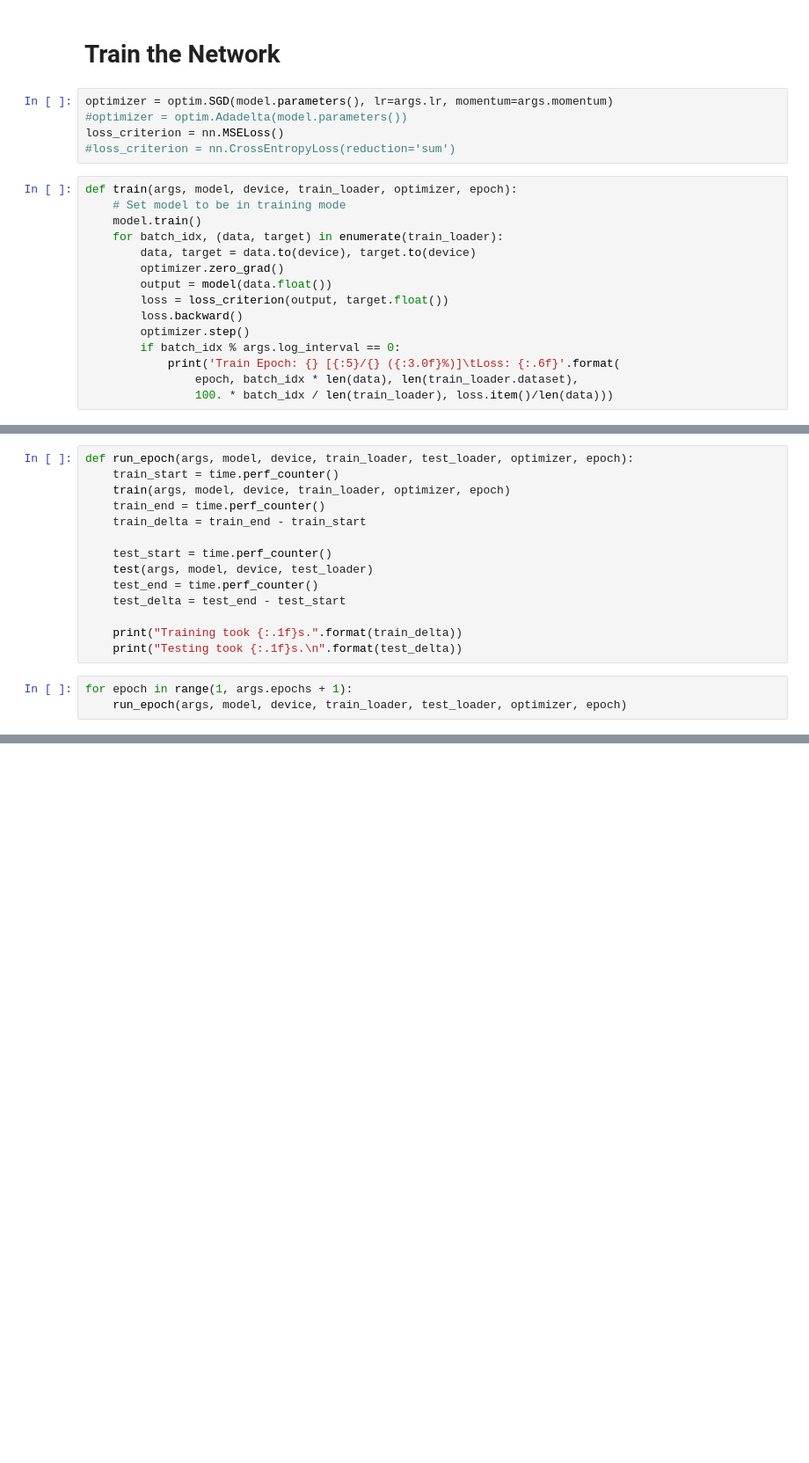
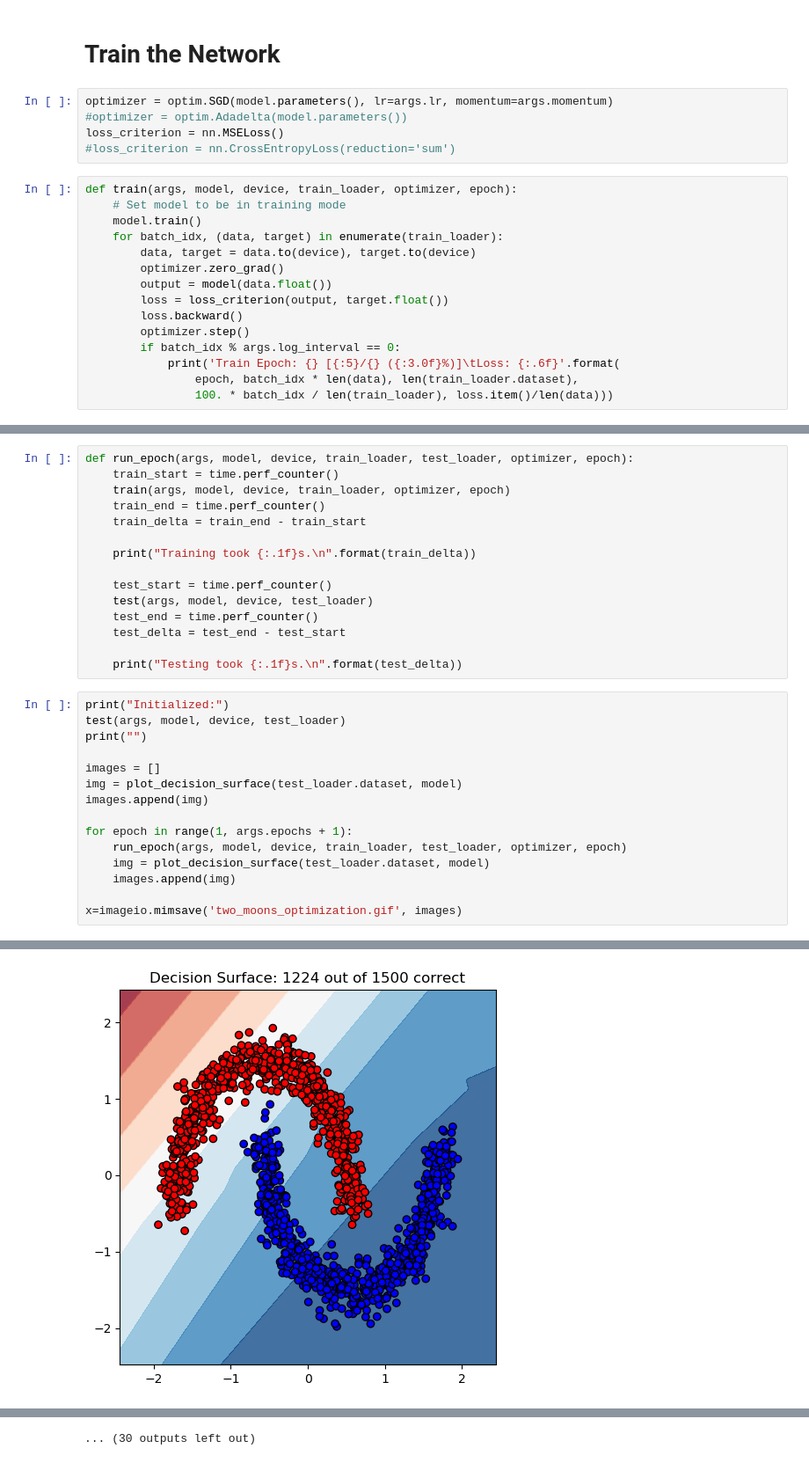
Before and after one commit to steedly/Reading, a Jupyter notebook: TwoMoons.ipynb, the cells around one changed output, grey strips where cells are left out. Shown at 88% size. Cells and saved outputs as stored; diff of their text form; blank space fills up the shorter version.

```diff
--- a/TwoMoons.ipynb
+++ b/TwoMoons.ipynb
@@ -258,14 +262,27 @@ def run_epoch(args, model, device, train_loader, test_loader, optimizer, epoch):
     train_end = time.perf_counter()
     train_delta = train_end - train_start
 
+    print("Training took {:.1f}s.\n".format(train_delta))
+
     test_start = time.perf_counter()
     test(args, model, device, test_loader)
     test_end = time.perf_counter()
     test_delta = test_end - test_start
 
-    print("Training took {:.1f}s.".format(train_delta))
     print("Testing took {:.1f}s.\n".format(test_delta))
 # %%
+print("Initialized:")
+test(args, model, device, test_loader)
+print("")
+
+images = []
+img = plot_decision_surface(test_loader.dataset, model)
+images.append(img)
+
 for epoch in range(1, args.epochs + 1):
     run_epoch(args, model, device, train_loader, test_loader, optimizer, epoch)
+    img = plot_decision_surface(test_loader.dataset, model)
+    images.append(img)
+
+x=imageio.mimsave('two_moons_optimization.gif', images)
 # %% [output]
@@ -288,0 +291 @@ Testing took 0.0s.
+[figure, added]
@@ -289,3 +342,4 @@ Testing took 0.0s.
+... (30 outputs left out)
 # %%
 plot_decision_surface(test_loader.dataset, model)
 # %% [output]
```
Also changed, not shown: parts of 12 cells of this notebook.
